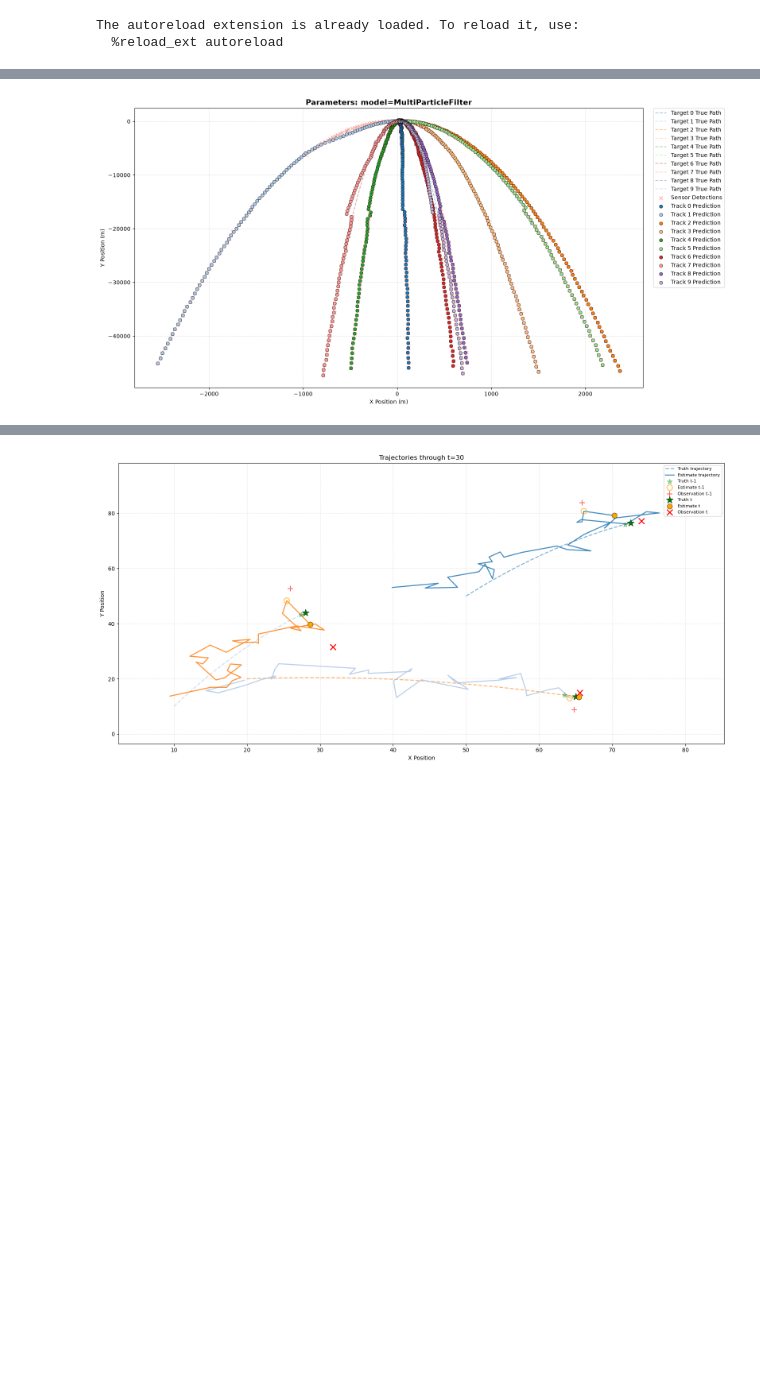
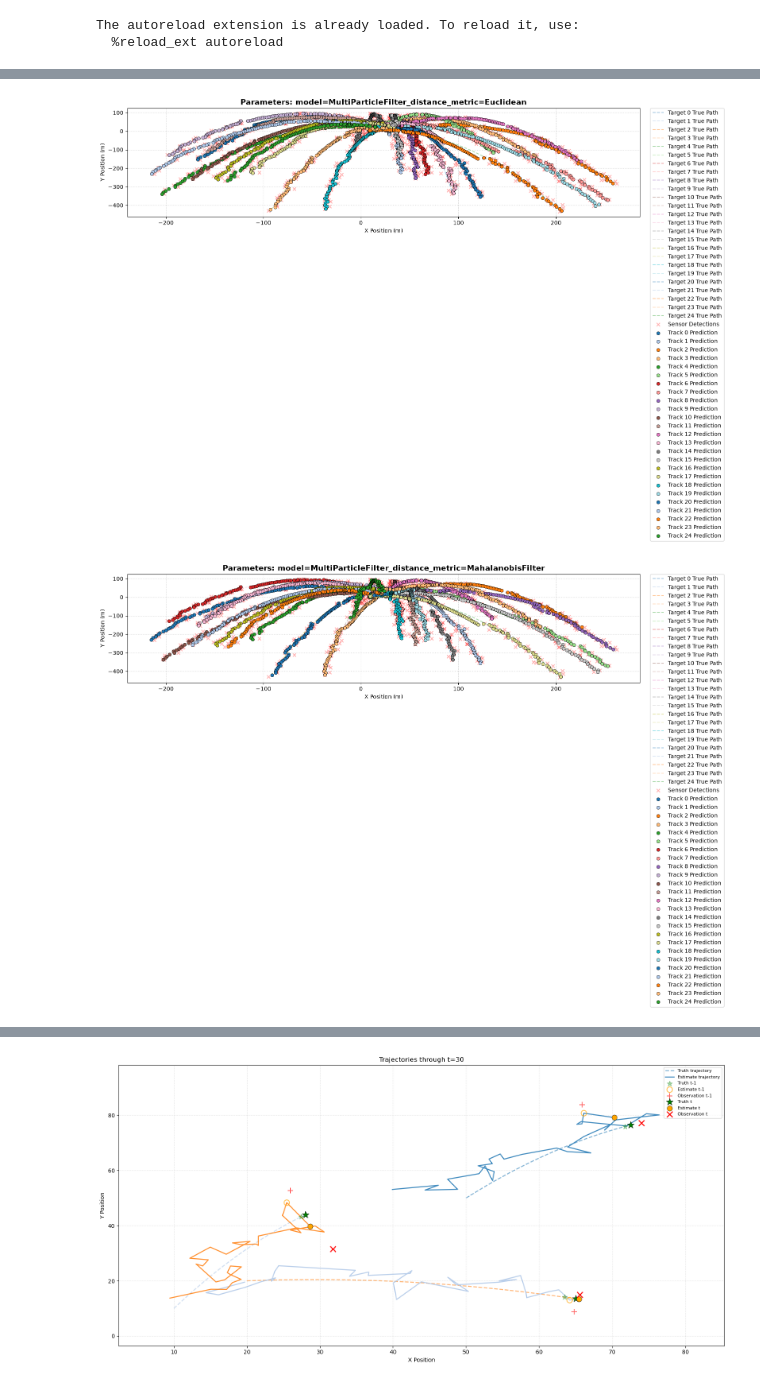
Before and after one commit to christopher-reinard/particle_filter, a Jupyter notebook: main copy.ipynb, the cells around one changed output, grey strips where cells are left out. Cells and saved outputs as stored; diff of their text form; code cells hidden in the pictures; blank space fills up the shorter version.

```diff
--- a/main copy.ipynb
+++ b/main copy.ipynb
@@ -53,7 +53,7 @@ measurement_noise = 25.0
 
 
 # A LOT of balls:
-true_states = generate_random_balls(num_balls=10, state_bounds=STATE_BOUNDS)
+true_states = generate_random_balls(num_balls=25, state_bounds=STATE_BOUNDS)
 #true_states = np.array([[50.0, 50.0, 15.0, 25.0], [10.0, 10.0, 12.0, 30.0], [20.0, 20.0, 30.0, 3.0]], dtype=float)
 
 n_objects = len(true_states)
@@ -66,7 +66,7 @@ n_objects = len(true_states)
 
 input_parameters = {
     # Parameters for the simulation
-    "step_size": 1,
+    "step_size": 0.1,
     "num_steps": 100,
 
     # Parameters for the balls
@@ -74,7 +74,7 @@ input_parameters = {
     "dropout_start": 40,
     "dropout_end": 60,
     "process_noise": 5, # Since we copy particles when resampling, process noise spreads them out in an area to make particles more diverse.
-    "measurement_noise": 25, # TEST: This measurement noise is now scaled by the step_size
+    "measurement_noise": 10,
 
     # Parameters for the Filter
     "model": "MultiParticleFilter", # Either "MultiParticleFilter" or "SingleParticleFilter"
@@ -84,7 +84,7 @@ input_parameters = {
     "distance_metric": "Euclidean", # Either "MahalanobisObs" "MahalanobisFilter", "Euclidean", or "LogLikelihood"
 
 
-    "num_particles": 256, # For Multi-Object Particle Filter, this is the number of particles PER BALL
+    "num_particles": 1024, # For Multi-Object Particle Filter, this is the number of particles PER BALL
     "state_bounds": STATE_BOUNDS,
     "init_generator": "Sobol", # Either "Sobol", "LHS", or "PseudoRandom"
 
@@ -102,7 +102,8 @@ tester = ParticleFilterTester(input_parameters, save_dir="results")
 
 print(true_states)
 results = tester.sweep_multi({
-    "model": ["MultiParticleFilter"]
-}, mode="zip", seed=seed)
+    "model": ["MultiParticleFilter"],
+    "distance_metric": ["Euclidean", "MahalanobisFilter", "LogLikelihood"],
+}, mode="grid", seed=seed)
 results
 # %% [output]
@@ -123 +131,2 @@ Saving plot to results/run_0.png
-[figure, old version]
+[figure, new version]
+[figure, added]
```
Also changed, not shown: parts of 1 cell of this notebook, 2 other files.
